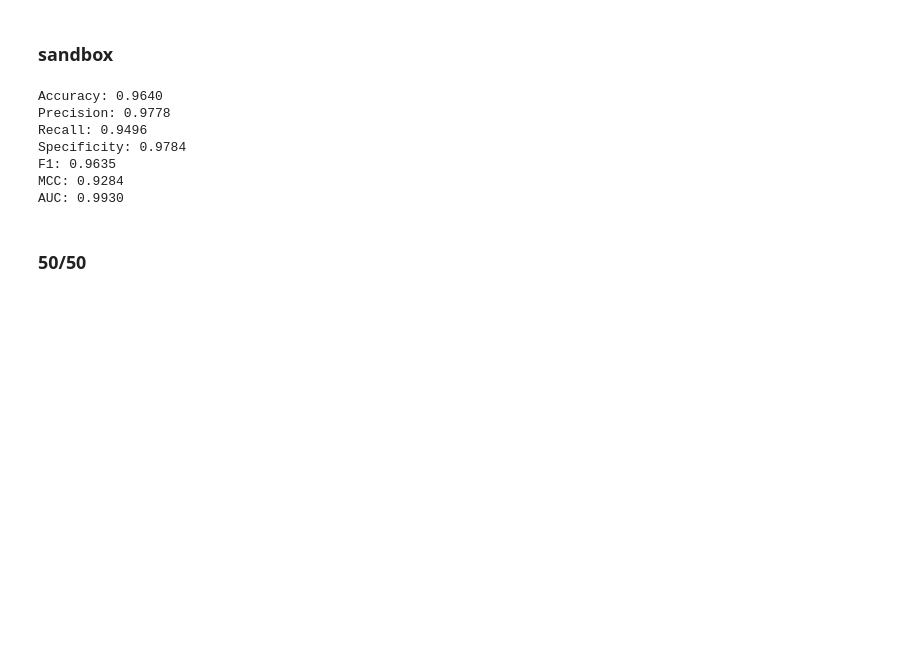
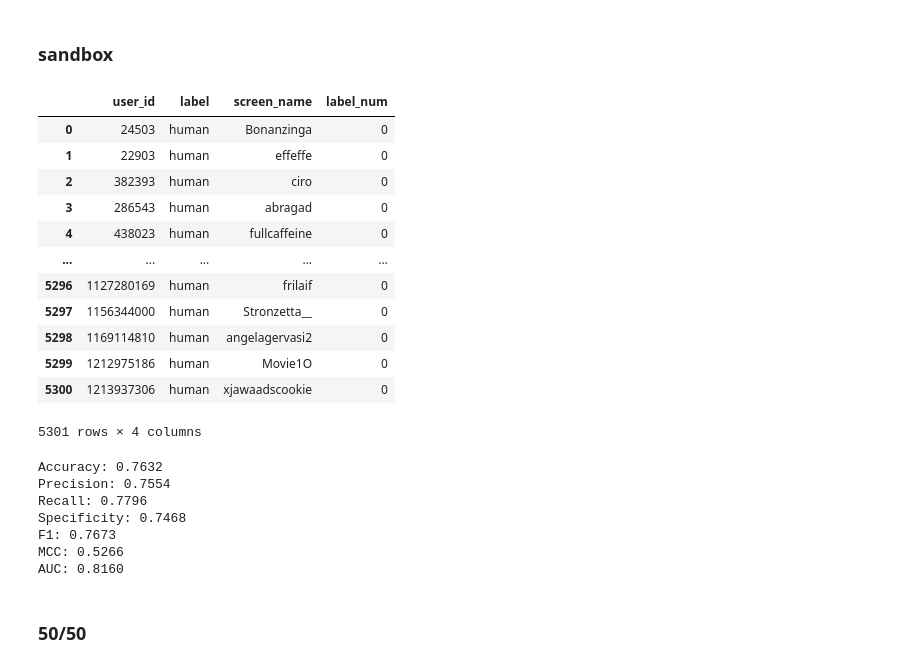
Before and after one commit to renbot-hub/twibench, a Jupyter notebook: Cresci.ipynb, the cells around one changed output. Saved outputs shown, nothing was run; the diff lists cells and outputs as text; code cells hidden in the pictures; blank space fills up the shorter version.

```diff
--- a/Cresci.ipynb
+++ b/Cresci.ipynb
@@ -43,4 +42,15 @@ users_cresci2015 = pd.read_sql_query('SELECT user_id, label, statuses_count, fol
 # %%
-users_c15 = pd.read_sql_query('SELECT user_id, label, statuses_count, followers_count, friends_count, favourites_count, listed_count, created_at FROM cresci_2015_users', engine)
-tweets_c15 = pd.read_sql_query('SELECT id, user_id, created_at, retweet_count, favorite_count, retweeted_status_id FROM cresci_2015_tweets', engine)
-tweets_c15 = tweets_c15[tweets_c15.user_id.isin(users_c15.user_id)]
+# Load user datasets
+users_c15 = pd.read_sql_query('SELECT user_id, label, screen_name FROM cresci_2015_users', engine)
+users_c17 = pd.read_sql_query('SELECT user_id, label, screen_name FROM cresci_2017_users', engine)
+users_tb22 = pd.read_sql_query('SELECT id, username FROM tb22_user', engine)
+users_tb22.rename(columns={'id': 'user_id'}, inplace=True)
+
+# Load labels in twibot22 (separate table)
+labels_tb22 = pd.read_sql_query('SELECT id, label FROM tb22_label', engine)
+users_tb22 = pd.merge(users_tb22, labels_tb22, left_on='user_id', right_on='id')
+
+# Convert labels to numerical (human/bot)
+users_c15['label_num'] = users_c15['label'].apply(lambda x: 0 if x == 'human' else 1)
+users_c17['label_num'] = users_c17['label'].apply(lambda x: 0 if x == 'human' else 1)
+users_tb22['label_num'] = users_tb22['label'].apply(lambda x: 0 if x == 'human' else 1)
@@ -49,2 +56,0 @@ users_c15_c = users_c15.copy()
-# %%
-users_c15 = users_c15_c
@@ -65,16 +56,0 @@ user_id
-# %%
-# add age
-users_c15 = users_c15.merge(retweets_count, on='user_id', how='left')
-users_c15['created_at'] = pd.to_datetime(users_c15['created_at'])
-users_c15['age'] = (pd.Timestamp.now() - users_c15['created_at']).dt.days
-users_c15.drop(columns=['created_at'], inplace=True)
-users_c15['favourites_count'] = pd.to_numeric(users_c15['favourites_count'], errors='coerce')
-users_c15['statuses_count'] = pd.to_numeric(users_c15['statuses_count'], errors='coerce')
-users_c15['fav_tweet_ratio'] = users_c15['favourites_count'] / users_c15['statuses_count']
-users_c15['rt_tweet_ratio'] = users_c15['statuses_count'] / users_c15['retweet_count']
-users_c15['tweet_frequency'] = users_c15['statuses_count'] / users_c15['age']
-
-# column retweet_count by merging with retweets_count
-
-
-users_c15.head()
@@ -428,4 +419,20 @@ show_dataset_stats()
 # %% [markdown]
 ### sandbox
+# %%
+users_c15
+# %% [output]
+|  | user_id | label | screen_name | label_num |
+| 0 | 24503 | human | Bonanzinga | 0 |
+| 1 | 22903 | human | effeffe | 0 |
+| 2 | 382393 | human | ciro | 0 |
+| 3 | 286543 | human | abragad | 0 |
+| 4 | 438023 | human | fullcaffeine | 0 |
+| ... | ... | ... | ... | ... |
+| 5296 | 1127280169 | human | frilaif | 0 |
+| 5297 | 1156344000 | human | Stronzetta__ | 0 |
+| 5298 | 1169114810 | human | angelagervasi2 | 0 |
+| 5299 | 1212975186 | human | Movie1O | 0 |
+| 5300 | 1213937306 | human | xjawaadscookie | 0 |
+5301 rows × 4 columns
 # %%
 # tester train_cv avec cresci 2017
@@ -433,14 +440,14 @@ X_train, X_test, y_train, y_test = split(users_cresci2017, 1, using_fav_count=Fa
 reports = train_cv(X_train, y_train)
 # %%
-print(reports[2])
+print(reports[0])
 # %% [output]
-Accuracy: 0.9640
-Precision: 0.9778
-Recall: 0.9496
-Specificity: 0.9784
-F1: 0.9635
-MCC: 0.9284
-AUC: 0.9930
+Accuracy: 0.7632
+Precision: 0.7554
+Recall: 0.7796
+Specificity: 0.7468
+F1: 0.7673
+MCC: 0.5266
+AUC: 0.8160
 # %% [markdown]
 ### 50/50
 # %% [markdown]
```
Also changed, not shown: parts of 36 cells of this notebook, 2 other files.
